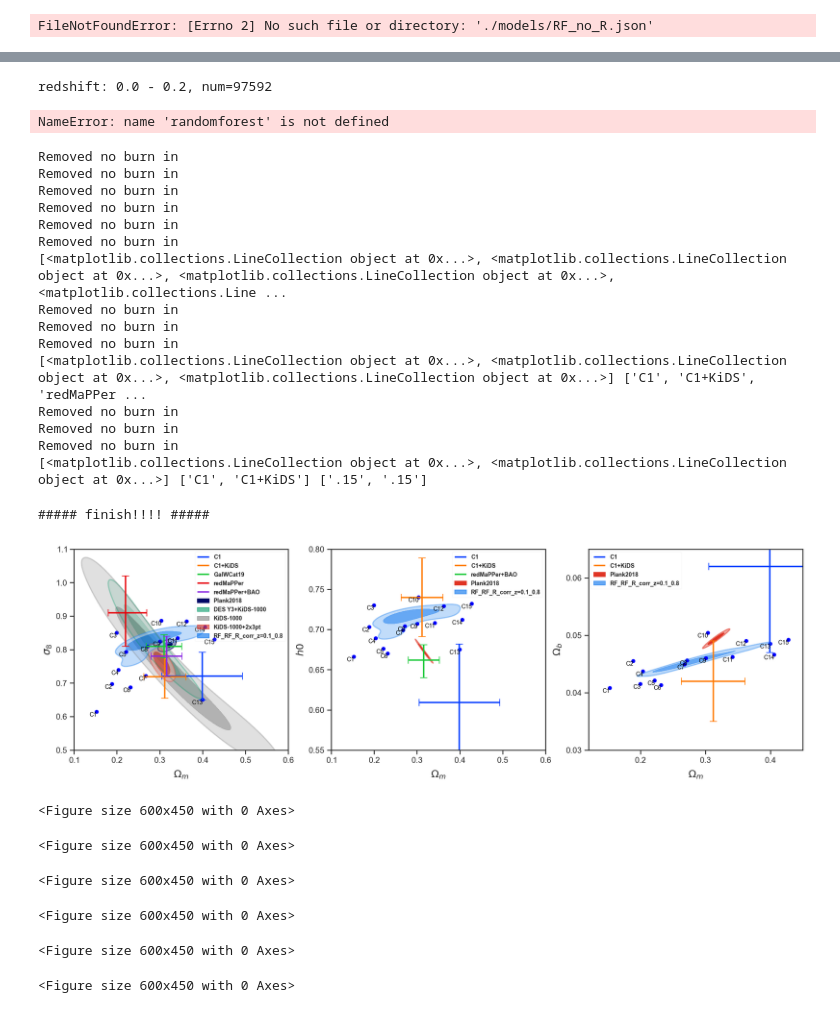
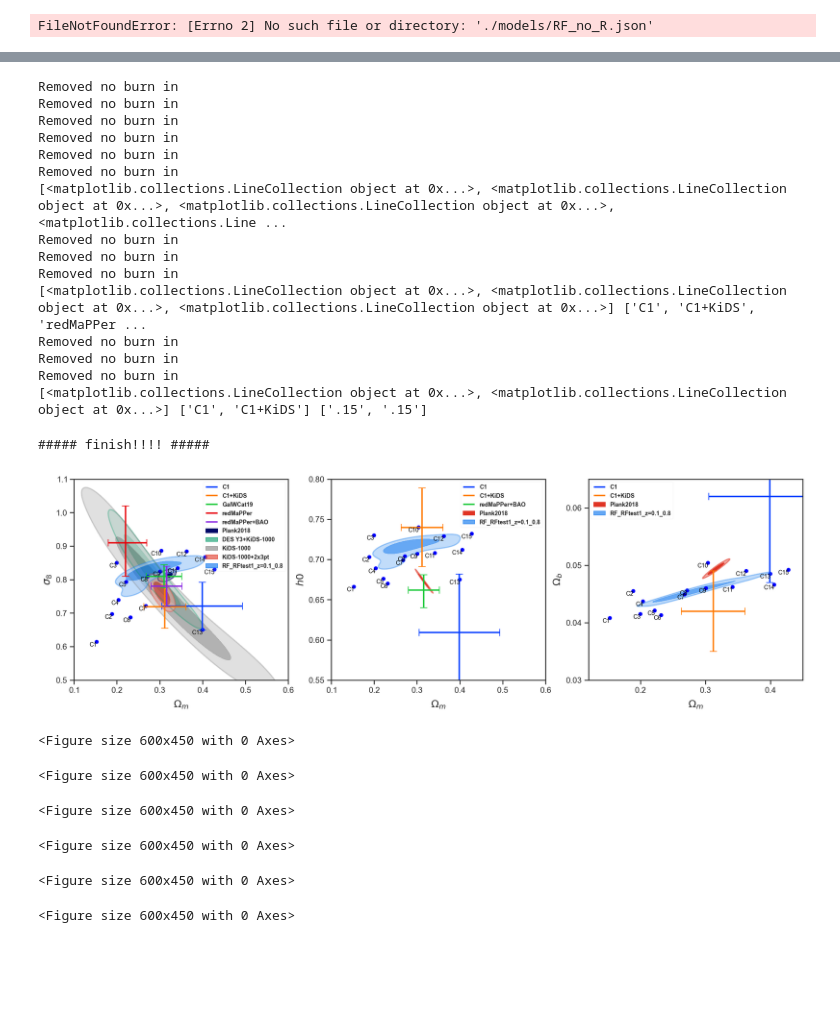
Before and after one commit to Fucheng-Zhong/MLCI, a Jupyter notebook: main_test.ipynb, the cells around one changed output, grey strips where cells are left out. Cells and saved outputs as stored; diff of their text form; code cells hidden in the pictures; blank space fills up the shorter version.

```diff
--- a/main_test.ipynb
+++ b/main_test.ipynb
@@ -725,56 +725,34 @@ plot.plot_corner(results, ref_point='C8', test_set='boost_sample', fname=fname,s
  'p_threshold': 0.0,
  'split_fraction': 0.1,
  'weight': True}
-# %%
-import pandas as pd
-import numpy as np
-test_name = 'RF_R_corr'
-redshift_bin = np.array([0.0, 0.2, 0.4, 0.6, 1.0])
-results = catalog = pd.read_csv(f"./results/{test_name}_observation.csv")
-for i in range(len(redshift_bin)-1):
-    subset = results[(results['z'] >= redshift_bin[i]) & (results['z'] < redshift_bin[i+1])]
-    print(f"redshift: {redshift_bin[i]} - {redshift_bin[i+1]}, num={len(subset)}")
-    randomforest.config['weight'] = True
-    randomforest.config['p_threshold'] = 0.0
-    fname = f"RF_{test_name}_z={redshift_bin[i]:.1f}_{redshift_bin[i+1]:.1f}"
-    plot.plot_corner(results, ref_point='C8', test_set='boost_sample', fname=fname,show_ref=False, show_cos_name=False)
-# %% [output]
-redshift: 0.0 - 0.2, num=97592
-NameError: name 'randomforest' is not defined
 # %%
-import comparision
+from MLCI.visualization import comparision
 import pandas as pd
-test_name = 'RF_R_corr'
+test_name = 'RFtest1'
 z_0, z_1 = 0.1, 0.8
-results = pd.read_csv(f"./results/{test_name}_observation.csv")
+results = pd.read_csv(f"./results/{test_name}/observation.csv")
 subset = results[(results['z'] >= z_0) & (results['z'] < z_1)]
-catalog_names ={#'RF_no_R_z=0.0-0.9':'./results/RF_no_R_no_R_z=0.0_0.9.csv',
-                #'RF_sigma_z=0.0-0.9':'./results/RF_sigma_sigma_z=0.0_0.9.csv',
-                #f'RF_{test_name}_z=0.0-0.8':f'./results/RF_{test_name}_{test_name}_z=0.0_0.8.csv',
-                #f'RF_1sigma_{test_name}_z=0.0-0.8':f'./results/RF_R_new_R_new_1sigma_z=0.0_0.8.csv',
-                f"RF_{test_name}_z={z_0:.1f}_{z_1:.1f}": subset,
-                }
-
+catalog_names ={f"RF_{test_name}_z={z_0:.1f}_{z_1:.1f}": subset}
 comparision.RF_smooth = 0.8
-comparision.compare(catalog_names, fname=f"RF_{test_name}_z={z_0:.1f}_{z_1:.1f}", is_csv=False)
+comparision.compare(catalog_names, fname=f"figures/{test_name}_z={z_0:.1f}_{z_1:.1f}.pdf", is_csv=False)
 # %% [output]
 Removed no burn in
 Removed no burn in
 Removed no burn in
 Removed no burn in
 Removed no burn in
 Removed no burn in
 [<matplotlib.collections.LineCollection object at 0x...>, <matplotlib.collections.LineCollection object at 0x...>, <matplotlib.collections.LineCollection object at 0x...>, <matplotlib.collections.Line ...
 Removed no burn in
 Removed no burn in
 Removed no burn in
 [<matplotlib.collections.LineCollection object at 0x...>, <matplotlib.collections.LineCollection object at 0x...>, <matplotlib.collections.LineCollection object at 0x...>] ['C1', 'C1+KiDS', 'redMaPPer ...
 Removed no burn in
 Removed no burn in
 Removed no burn in
 [<matplotlib.collections.LineCollection object at 0x...>, <matplotlib.collections.LineCollection object at 0x...>] ['C1', 'C1+KiDS'] ['.15', '.15']
 ##### finish!!!! #####
-[figure, old version]
+[figure, new version]
 <Figure size 600x450 with 0 Axes>
 <Figure size 600x450 with 0 Axes>
 <Figure size 600x450 with 0 Axes>
```
Also changed, not shown: parts of 3 cells of this notebook, 2 other files.
